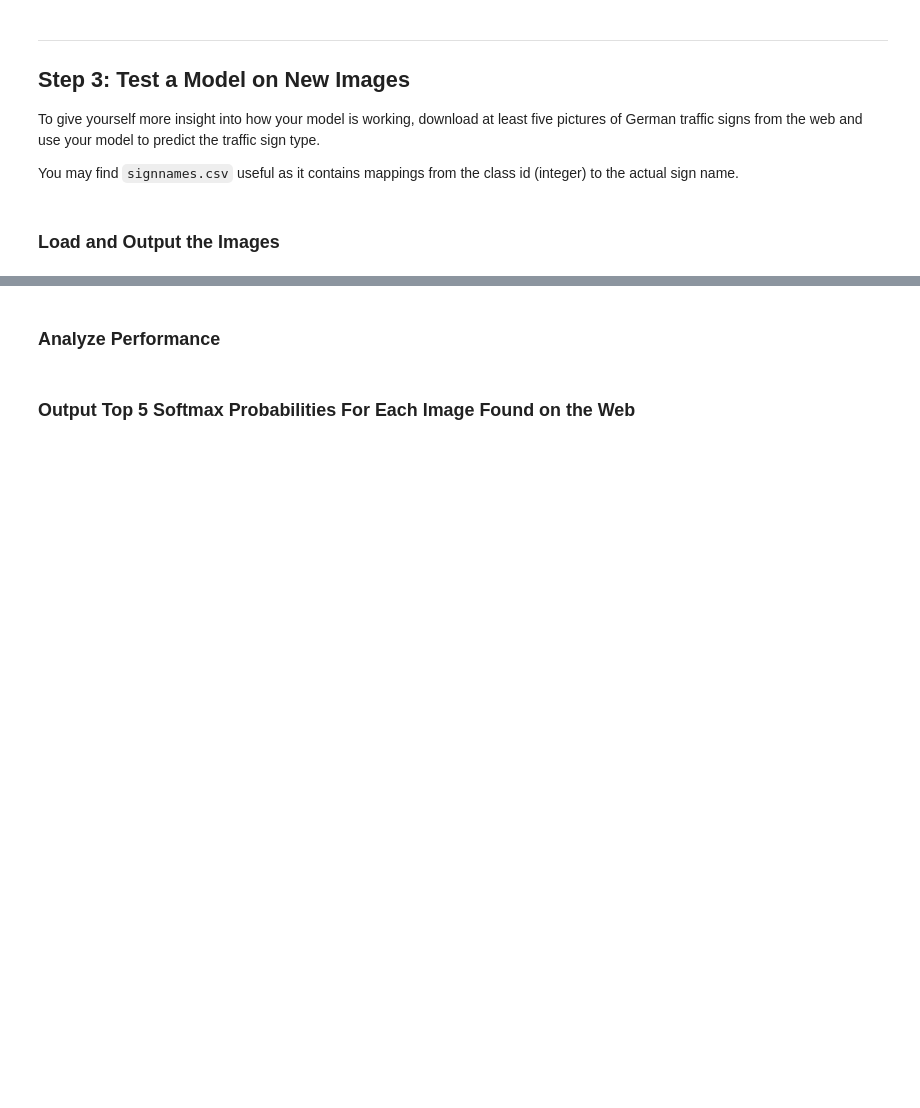
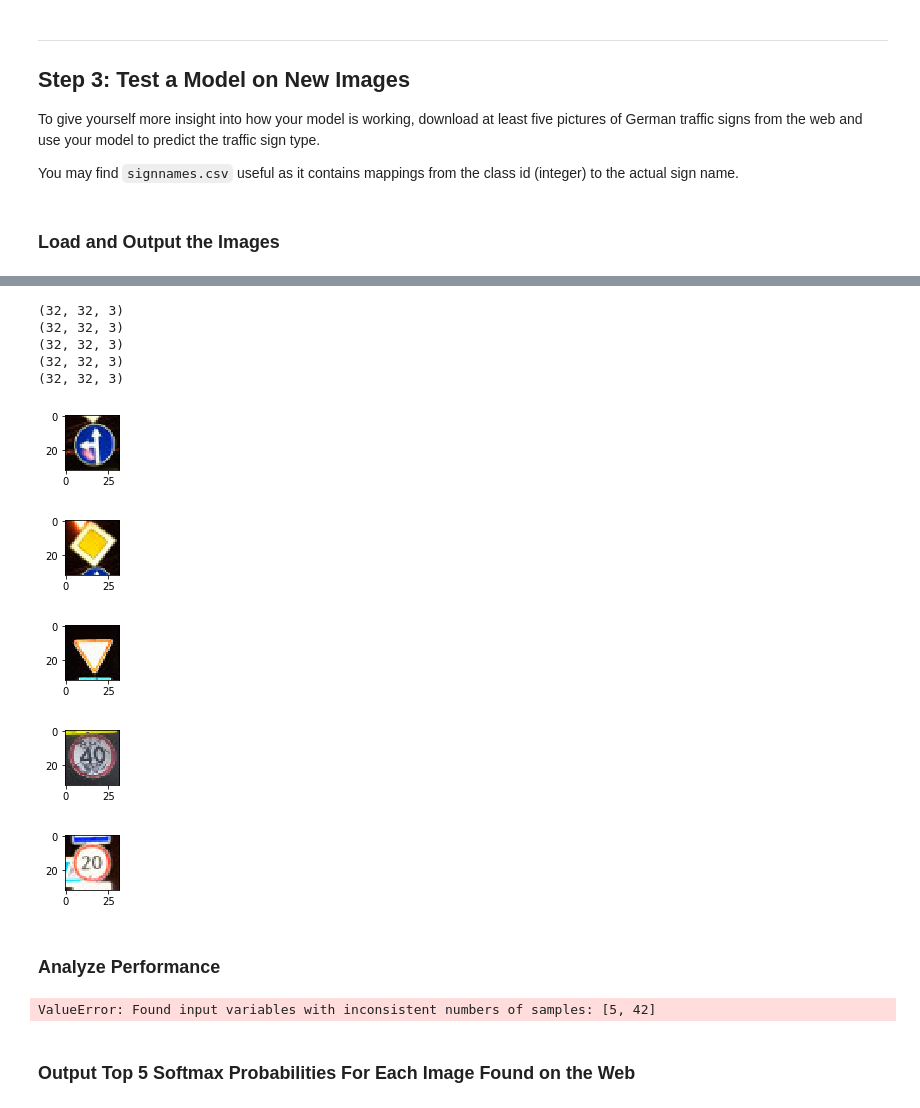
Before and after one commit to TrunksLegendary/Udacity-SDCE-CarND-Traffic-Sign-Classifier-Project, a Jupyter notebook: Udacity-SDCE-CarND-Traffic-Sign-Classifier-Project.ipynb, the cells around one changed output, grey strips where cells are left out. Cells and saved outputs as stored; diff of their text form; code cells hidden in the pictures; blank space fills up the shorter version.

Commit message:
image update

```diff
--- a/Udacity-SDCE-CarND-Traffic-Sign-Classifier-Project.ipynb
+++ b/Udacity-SDCE-CarND-Traffic-Sign-Classifier-Project.ipynb
@@ -595,25 +606,36 @@ print(y_test_web)
 # %%
 ### Load the images and plot them here.
 ### Feel free to use as many code cells as needed.
 
 labels=np.stack((1,21,29,33,35))
 images = []
 filenames= ['./test_images/image1.jpg',
             './test_images/image2.jpg',
             './test_images/image3.jpg',
             './test_images/image4.jpg',
-            './test_images/image5.jpg']
+            './test_images/image5.jpg',]
 
 i = 0
 for filename in filenames:
     image = mpimg.imread(filename)
     images.append(image)
     imgArr = np.asarray(images)
-    np.expand_dims(imgArr, axis=2)
+    np.expand_dims(imgArr, axis=3)
     plt.figure(figsize=(1,1))
     plt.imshow(imgArr[i])
     print(imgArr[i].shape)
     i += 1
+# %% [output]
+(32, 32, 3)
+(32, 32, 3)
+(32, 32, 3)
+(32, 32, 3)
+(32, 32, 3)
+[figure, added]
+[figure, added]
+[figure, added]
+[figure, added]
+[figure, added]
 # %%
 ### Run the predictions here and use the model to output the prediction for each image.
 ### Make sure to pre-process the images with the same pre-processing pipeline used earlier.
@@ -636,6 +658,8 @@ with sess2:
     normImg, labels = shuffle(normImg, labels)
     test_loss,test_accuracy = evaluate(normImg, labels,1.0)
     print("Test Accuracy for new web images",test_accuracy)
+# %% [output]
+ValueError: Found input variables with inconsistent numbers of samples: [5, 42]
 # %%
 #Import traffic signs class names
 signs_class=[]
```
Also changed, not shown: parts of 2 cells of this notebook, 17 other files.
